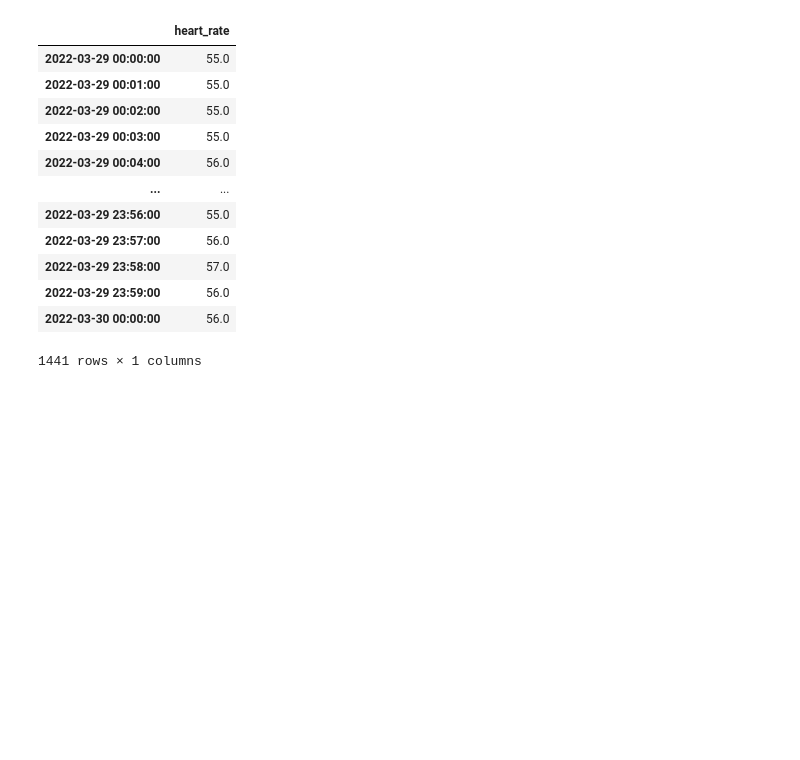
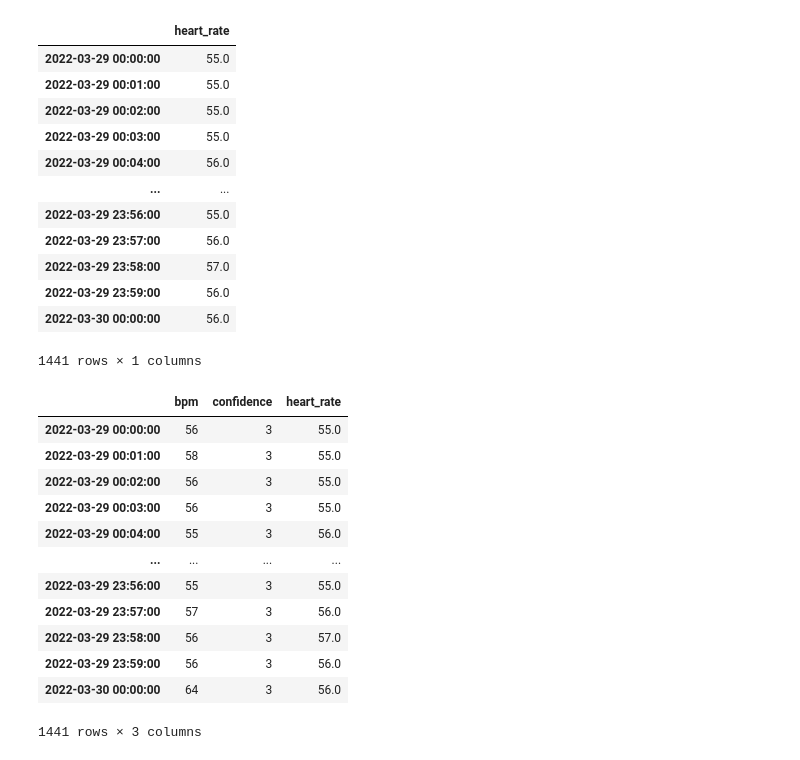
Before and after one commit to ShiYang1101/ML, a Jupyter notebook: Fitness/HR.ipynb, the cells around one changed output. Cells and saved outputs as stored; diff of their text form; code cells hidden in the pictures; blank space fills up the shorter version.

```diff
--- a/Fitness/HR.ipynb
+++ b/Fitness/HR.ipynb
@@ -333,3 +336,20 @@ garmin_0329_hr.sort_index()
 | 2022-03-29 23:59:00 | 56.0 |
 | 2022-03-30 00:00:00 | 56.0 |
 1441 rows × 1 columns
+# %%
+corr_df = df_fitbit.merge(garmin_0329_hr, left_index = True, right_index = True)
+corr_df
+# %% [output]
+|  | bpm | confidence | heart_rate |
+| 2022-03-29 00:00:00 | 56 | 3 | 55.0 |
+| 2022-03-29 00:01:00 | 58 | 3 | 55.0 |
+| 2022-03-29 00:02:00 | 56 | 3 | 55.0 |
+| 2022-03-29 00:03:00 | 56 | 3 | 55.0 |
+| 2022-03-29 00:04:00 | 55 | 3 | 56.0 |
+| ... | ... | ... | ... |
+| 2022-03-29 23:56:00 | 55 | 3 | 55.0 |
+| 2022-03-29 23:57:00 | 57 | 3 | 56.0 |
+| 2022-03-29 23:58:00 | 56 | 3 | 57.0 |
+| 2022-03-29 23:59:00 | 56 | 3 | 56.0 |
+| 2022-03-30 00:00:00 | 64 | 3 | 56.0 |
+1441 rows × 3 columns
```
Also changed, not shown: parts of 9 cells of this notebook.
